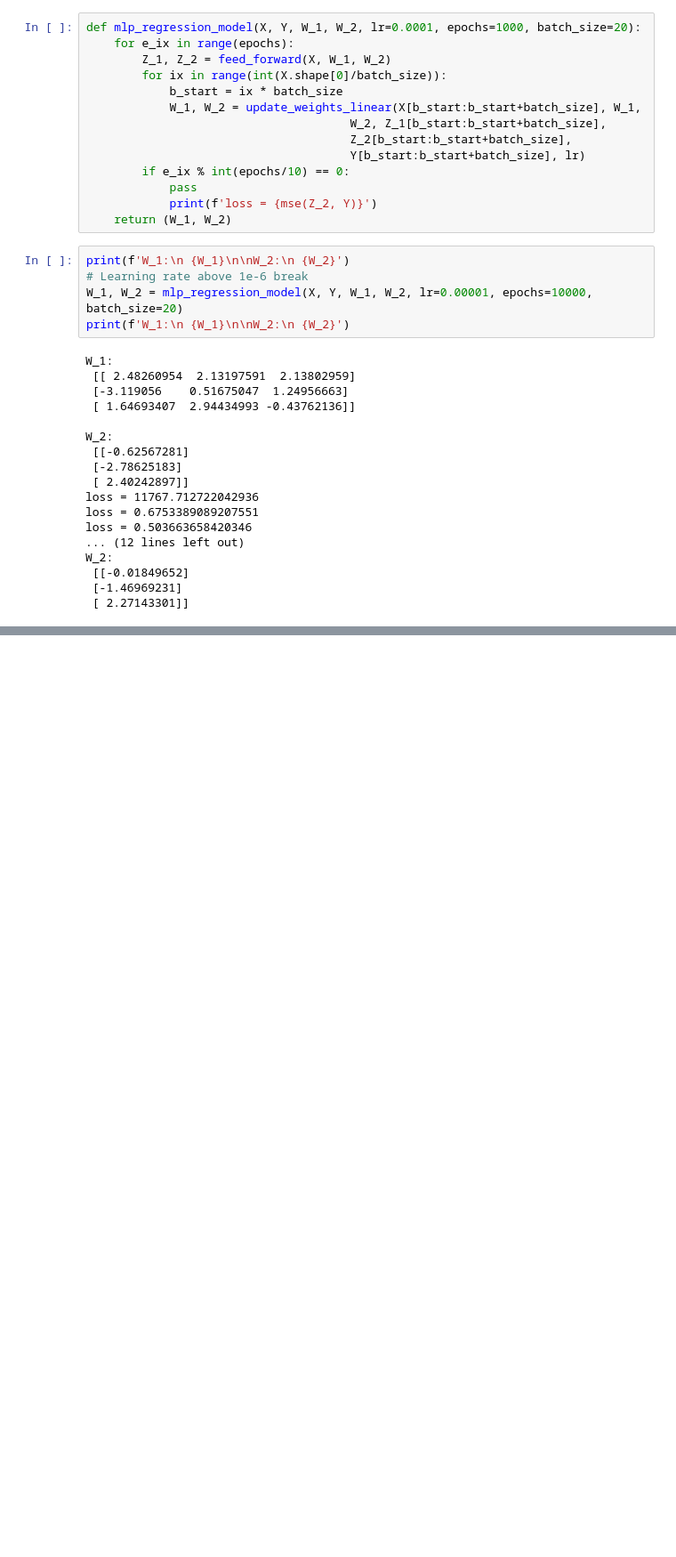
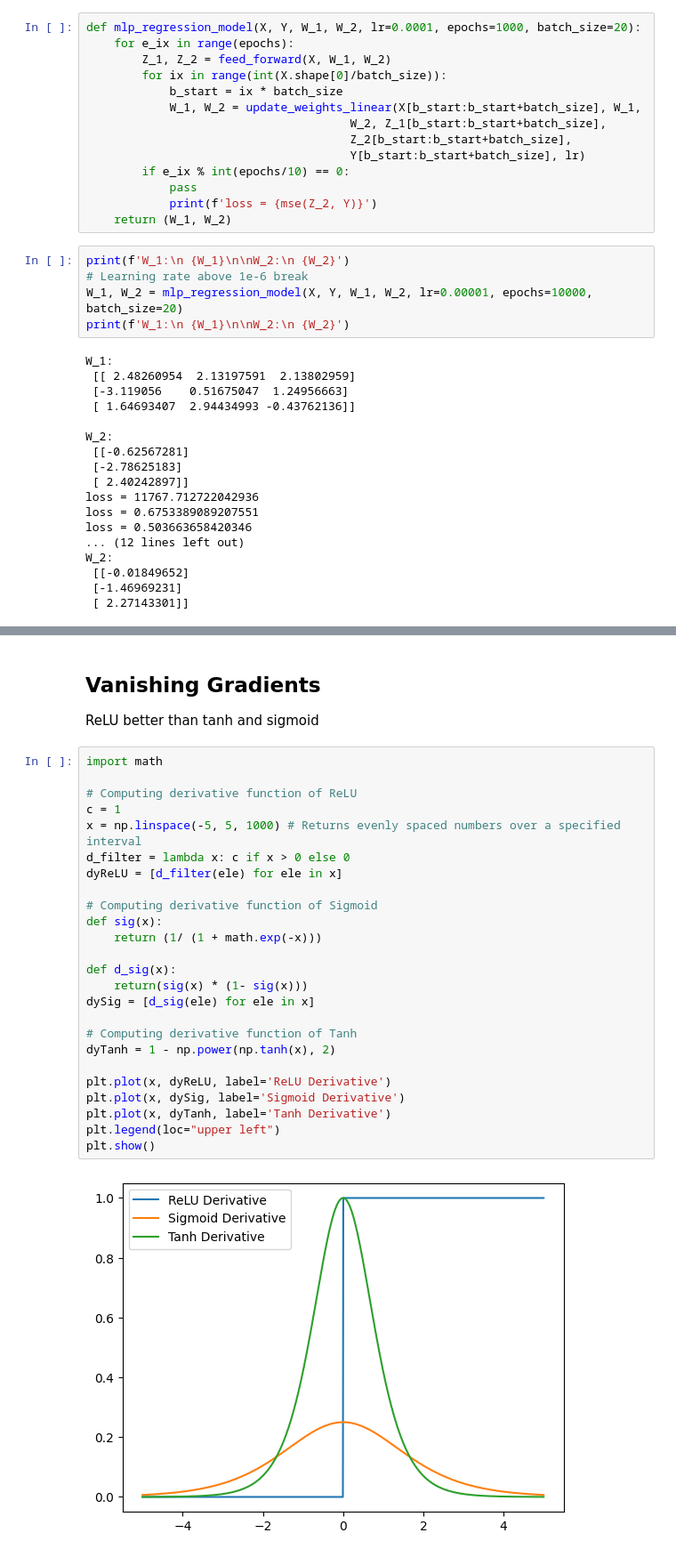
Before and after one commit to Lhahn01/activation-functions-lh, a Jupyter notebook: Activation Functions.ipynb, the cells around one changed output, grey strips where cells are left out. Shown at 89% size. Saved outputs shown, nothing was run; the diff lists cells and outputs as text; blank space fills up the shorter version.

```diff
--- a/Activation Functions.ipynb
+++ b/Activation Functions.ipynb
@@ -529,0 +490,31 @@ def selu(Z):
+# %% [markdown]
+## Vanishing Gradients ##
+
+ReLU better than tanh and sigmoid
+# %%
+import math
+
+# Computing derivative function of ReLU
+c = 1
+x = np.linspace(-5, 5, 1000) # Returns evenly spaced numbers over a specified interval
+d_filter = lambda x: c if x > 0 else 0
+dyReLU = [d_filter(ele) for ele in x]
+
+# Computing derivative function of Sigmoid
+def sig(x):
+    return (1/ (1 + math.exp(-x)))
+
+def d_sig(x):
+    return(sig(x) * (1- sig(x)))
+dySig = [d_sig(ele) for ele in x]
+
+# Computing derivative function of Tanh
+dyTanh = 1 - np.power(np.tanh(x), 2)
+
+plt.plot(x, dyReLU, label='ReLU Derivative')
+plt.plot(x, dySig, label='Sigmoid Derivative')
+plt.plot(x, dyTanh, label='Tanh Derivative')
+plt.legend(loc="upper left")
+plt.show()
+# %% [output]
+[figure, added]
```
Also changed, not shown: parts of 19 cells of this notebook.
